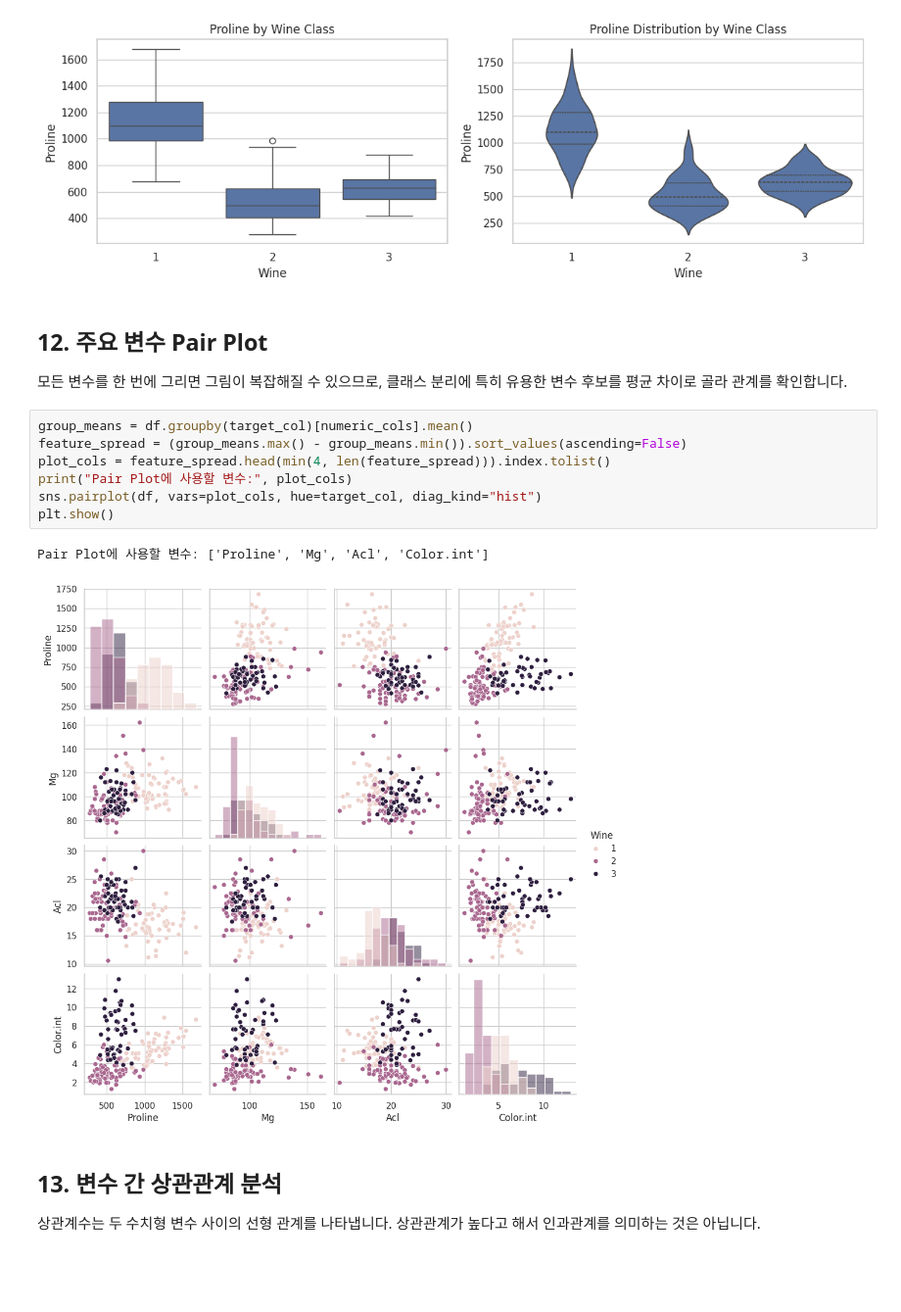
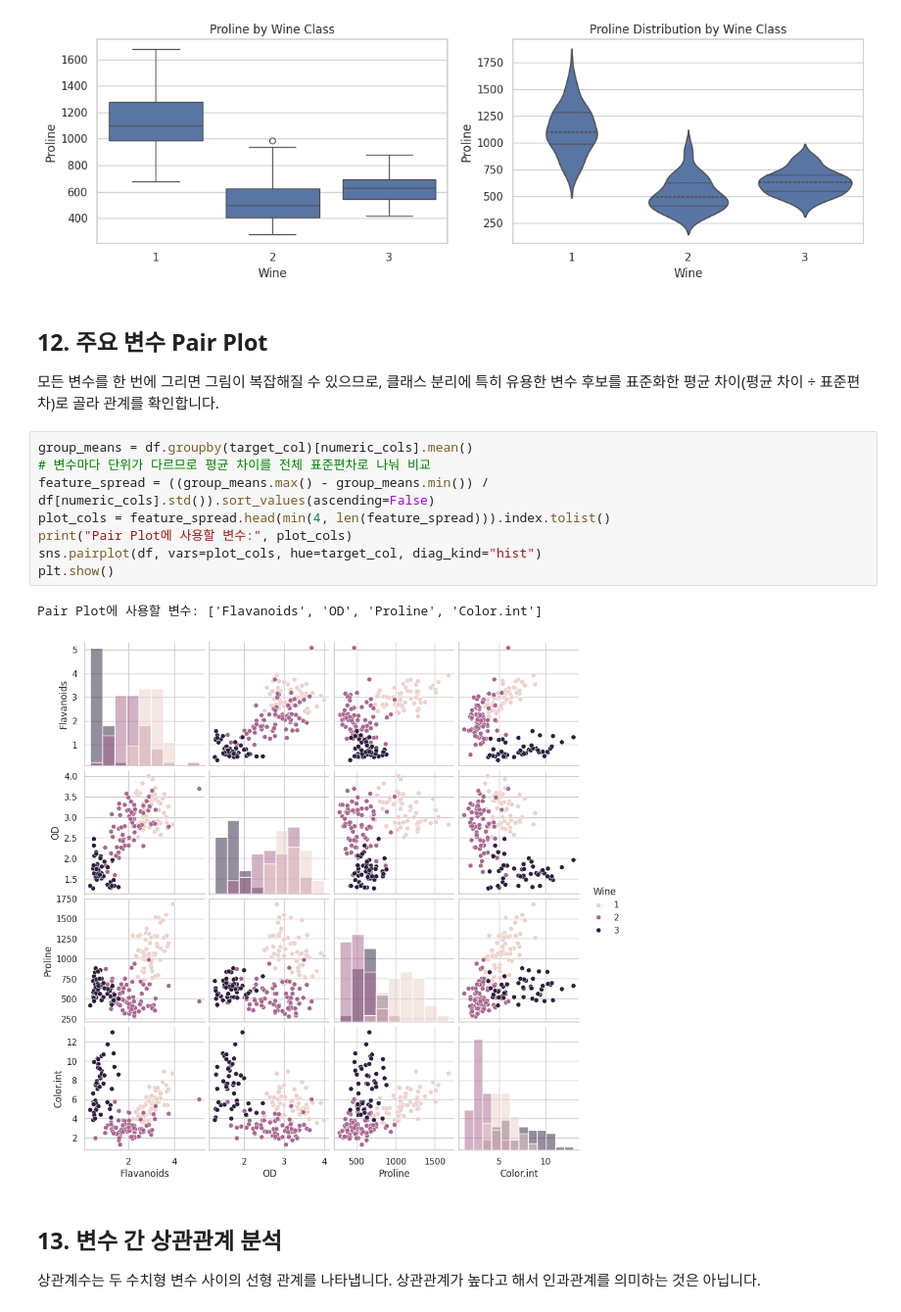
Before and after one commit to HONGSAHUN/Report_0921, a Jupyter notebook: wine_EDA_sahun.ipynb, the cells around one changed output. Shown at 98% size. Saved outputs shown, nothing was run; the diff lists cells and outputs as text; blank space fills up the shorter version.

```diff
--- a/wine_EDA_sahun.ipynb
+++ b/wine_EDA_sahun.ipynb
@@ -291,17 +291,18 @@ for col in numeric_cols:
 # %% [markdown]
 ## 12. 주요 변수 Pair Plot
 
-모든 변수를 한 번에 그리면 그림이 복잡해질 수 있으므로, 클래스 분리에 특히 유용한 변수 후보를 평균 차이로 골라 관계를 확인합니다.
+모든 변수를 한 번에 그리면 그림이 복잡해질 수 있으므로, 클래스 분리에 특히 유용한 변수 후보를 표준화한 평균 차이(평균 차이 ÷ 표준편차)로 골라 관계를 확인합니다.
 # %%
 group_means = df.groupby(target_col)[numeric_cols].mean()
-feature_spread = (group_means.max() - group_means.min()).sort_values(ascending=False)
+# 변수마다 단위가 다르므로 평균 차이를 전체 표준편차로 나눠 비교
+feature_spread = ((group_means.max() - group_means.min()) / df[numeric_cols].std()).sort_values(ascending=False)
 plot_cols = feature_spread.head(min(4, len(feature_spread))).index.tolist()
 print("Pair Plot에 사용할 변수:", plot_cols)
 sns.pairplot(df, vars=plot_cols, hue=target_col, diag_kind="hist")
 plt.show()
 # %% [output]
-Pair Plot에 사용할 변수: ['Proline', 'Mg', 'Acl', 'Color.int']
+Pair Plot에 사용할 변수: ['Flavanoids', 'OD', 'Proline', 'Color.int']
-[figure, old version]
+[figure, new version]
 # %% [markdown]
 ## 13. 변수 간 상관관계 분석
 
```
Also changed, not shown: parts of 7 cells of this notebook.
